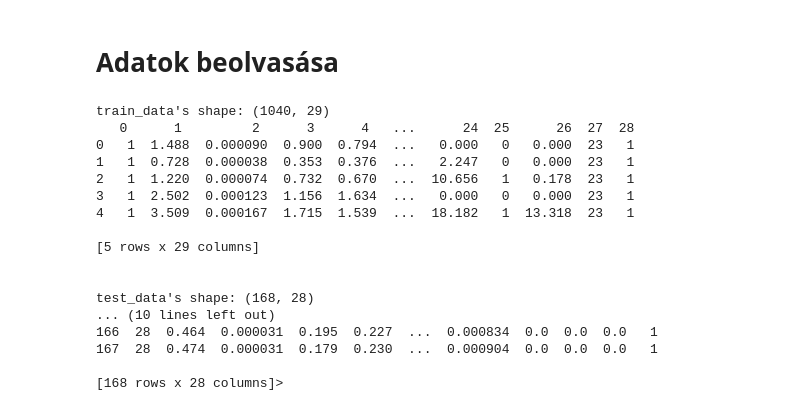
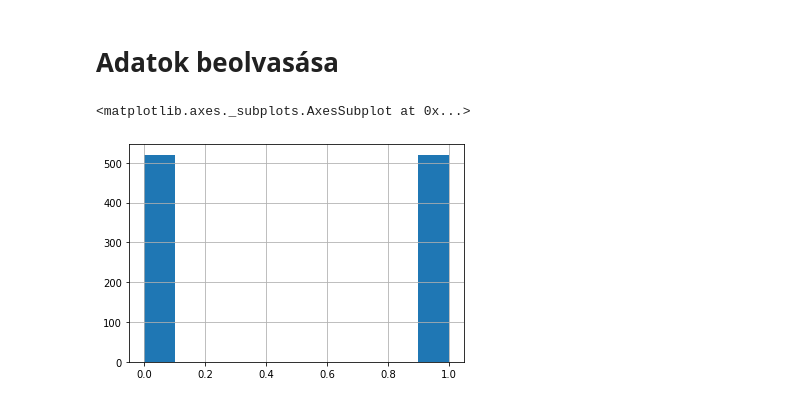
Before and after one commit to molnaredom/melytanulas, a Jupyter notebook: mélytanulás.ipynb, the cells around one changed output. Cells and saved outputs as stored; diff of their text form; code cells hidden in the pictures.

```diff
--- a/mélytanulás.ipynb
+++ b/mélytanulás.ipynb
@@ -11,33 +11,49 @@
 # Adatok beolvasása
 # %%
 import pandas as pd
-# %%
-
-train_data = pd.read_csv("https://raw.githubusercontent.com/molnaredom/melytanulas/main/train_data.txt",
-                                      sep=',', header=None, error_bad_lines=False)
-print("train_data's shape:",train_data.shape)
-print(train_data.head(),"\n\n")
-
-
-test_data = pd.read_csv("https://raw.githubusercontent.com/molnaredom/melytanulas/main/test_data.txt",
-                                      sep=',', header=None, error_bad_lines=False)
-print("test_data's shape:",test_data.shape)
-print(test_data.head)
-# %% [output]
-train_data's shape: (1040, 29)
-   0      1         2      3      4   ...      24  25      26  27  28
-0   1  1.488  0.000090  0.900  0.794  ...   0.000   0   0.000  23   1
-1   1  0.728  0.000038  0.353  0.376  ...   2.247   0   0.000  23   1
-2   1  1.220  0.000074  0.732  0.670  ...  10.656   1   0.178  23   1
-3   1  2.502  0.000123  1.156  1.634  ...   0.000   0   0.000  23   1
-4   1  3.509  0.000167  1.715  1.539  ...  18.182   1  13.318  23   1
-
-[5 rows x 29 columns]
-
-
-test_data's shape: (168, 28)
-... (10 lines left out)
-166  28  0.464  0.000031  0.195  0.227  ...  0.000834  0.0  0.0  0.0   1
-167  28  0.474  0.000031  0.179  0.230  ...  0.000904  0.0  0.0  0.0   1
-
-[168 rows x 28 columns]>
+# %%
+
+
+def set_df_disp(maxrow=False, max_col=False, maxwidth=False, maxcolwidth=False):
+    """
+    :param maxrow:
+    :param max_col:
+    :param maxwidth:
+    :param maxcolwidth:
+    :return:
+    """
+    if maxrow:
+        pd.set_option('display.max_rows', None)
+    if max_col:
+        pd.set_option('display.max_columns', None)
+    if maxwidth:
+        pd.set_option('display.width', None)
+    if maxcolwidth:
+        pd.set_option('display.max_colwidth', -1)
+
+set_df_disp(maxwidth= True, maxcolwidth=True)
+
+
+data = pd.read_csv("https://raw.githubusercontent.com/molnaredom/melytanulas/main/train_data.csv",
+                                      sep=',', error_bad_lines=False)
+# shuffle train data
+data_shuffled = data.sample(frac=1, random_state=1)
+# separate train data
+train = data_shuffled.iloc[:800,:]
+validation = data_shuffled.iloc[800:,:]
+train_label = train["class information"]
+train_features = train.iloc[:,2:-2] # TODO szépen megcsinálni
+validation_label = validation["class information"]
+validation_features = validation.iloc[:,2:-2]
+
+# label hist
+data_shuffled["class information"].hist()
+
+# TODO
+# test_data = pd.read_csv("https://raw.githubusercontent.com/molnaredom/melytanulas/main/test_data.csv",
+#                                       sep=',', error_bad_lines=False)
+# print("test_data's shape:",test_data.shape)
+# print(test_data.head())
+# %% [output]
+<matplotlib.axes._subplots.AxesSubplot at 0x...>
+[figure, added]
```
Also changed, not shown: parts of 2 cells of this notebook.
